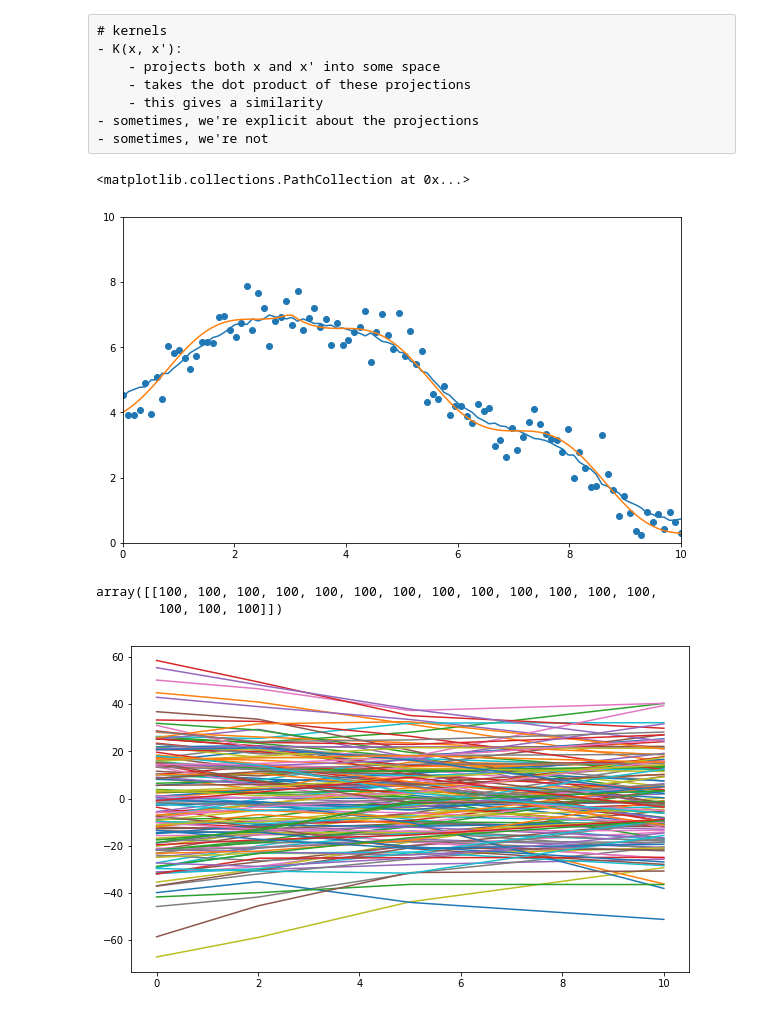
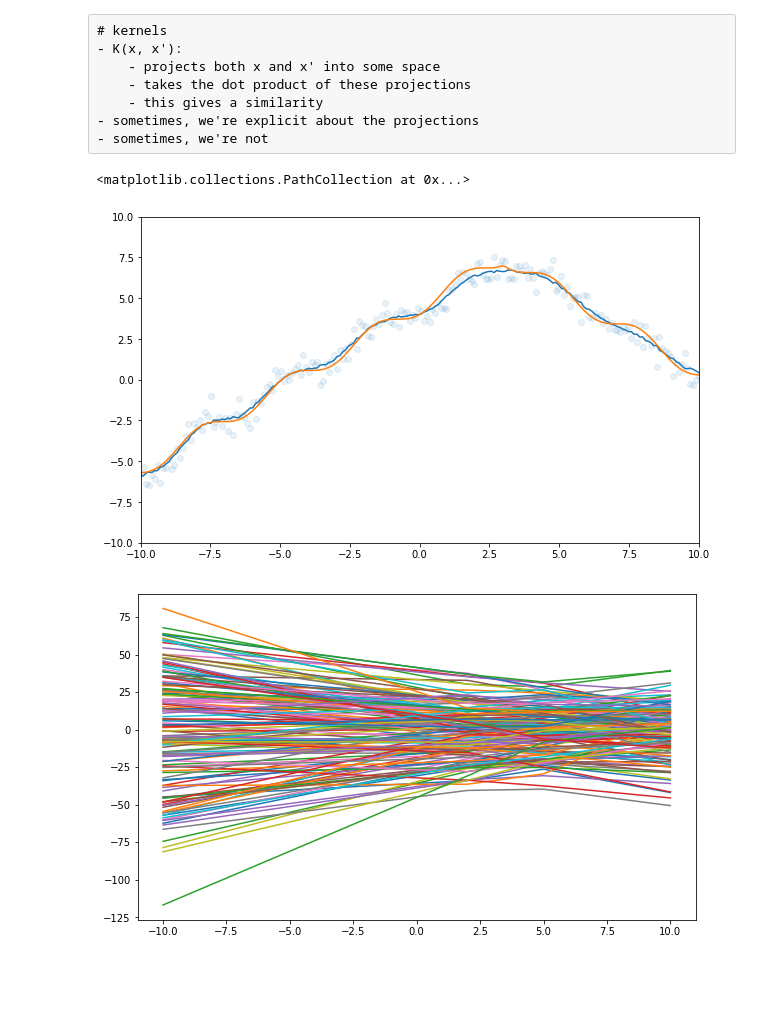
Before and after one commit to cavaunpeu/gaussian-processes, a Jupyter notebook: gaussian-processes.ipynb, the cells around one changed output. Saved outputs shown, nothing was run; the diff lists cells and outputs as text; code cells hidden in the pictures; blank space fills up the shorter version.

```diff
--- a/gaussian-processes.ipynb
+++ b/gaussian-processes.ipynb
@@ -10,7 +10,7 @@ sigma = Variable(Tensor([1.23]))
 get_w = lambda: dist.normal(mu, sigma).data[0]
 get_b = lambda: dist.normal(mu, sigma).data[0]
 # %%
-x = np.linspace(0, 10, 100)
+x = np.linspace(-10, 10, 200)
 Y = []
 for _ in range(100):
     w, b = get_w(), get_b()
@@ -105,6 +99,0 @@ plt.scatter(x, noisy_y_true)
-# %%
-Y = []
-for _ in range(100):
-    w, b = get_w(), get_b()
-    y = w*(x**2) + b
-    Y.append(y)
@@ -110,0 +102,22 @@ for _ in range(100):
+# %%
+D = 100
+sigma = np.eye(D)
+
+def featurize(x):
+    return np.array([np.exp(-.5 * (x - d + 5)**2) for d in range(D)]).T
+
+
+def mean_func(params, features):
+#     return features @ params
+    # given the following, the `params` arg is kinda pointless...
+    return np.zeros(features.shape[0])  # the mean is given by x.dot(mu), where mu=0 is the mean of the weights prior...
+
+
+def cov_kernel(first, second, sigma):
+    return first @ sigma @ second.T
+# %%
+params = np.random.multivariate_normal(np.zeros(D), cov=sigma)
+features = featurize(x)
+
+mean = mean_func(params, features)
+kernel = cov_kernel(features, features, sigma)
@@ -152,19 +202,14 @@ def query(point, data=data, kernel=rbf):
 y_approx = [query(xx) for xx in x]
 # %%
 plt.figure(figsize=(10, 6))
-plt.ylim(0, 10)
-plt.xlim(0, 10)
+plt.ylim(-10, 10)
+plt.xlim(-10, 10)
 plt.plot(x, y_approx)
 plt.plot(x, y_true)
-plt.scatter(x, noisy_y_true)
+plt.scatter(x, noisy_y_true, alpha=.1)
 # %% [output]
 <matplotlib.collections.PathCollection at 0x...>
-[figure, old version]
+[figure, new version]
-# %%
-np.tile(np.array([[100, 100, 100, 100]])
-# %% [output]
-array([[100, 100, 100, 100, 100, 100, 100, 100, 100, 100, 100, 100, 100,
-        100, 100, 100]])
 # %%
 # projections = np.array([x, np.sin(x), np.cos(x), np.tanh(x)]).T
 projections = np.array([x, np.abs(x-2), np.abs(x-5), x-20]).T
@@ -176,4 +221,4 @@ for _ in range(145):
     y = projections @ np.random.randn(4)
     plt.plot(x, y)
 # %% [output]
-[figure, old version]
+[figure, new version]
```
Also changed, not shown: parts of 16 cells of this notebook.
